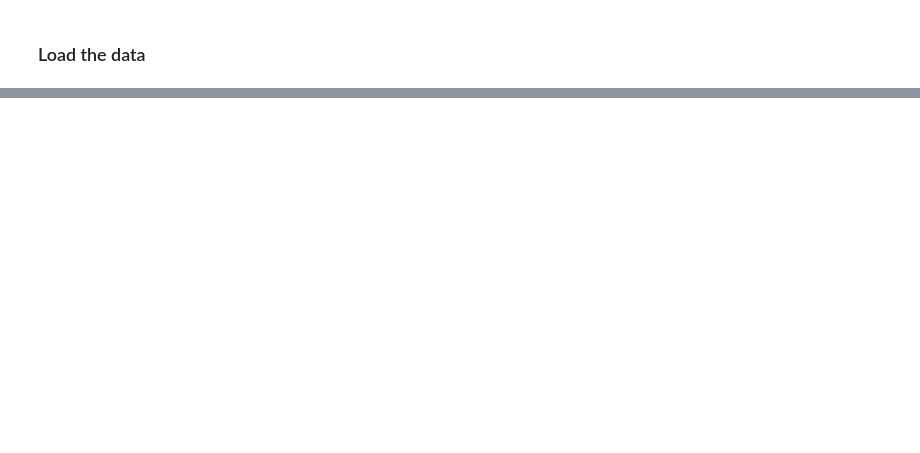
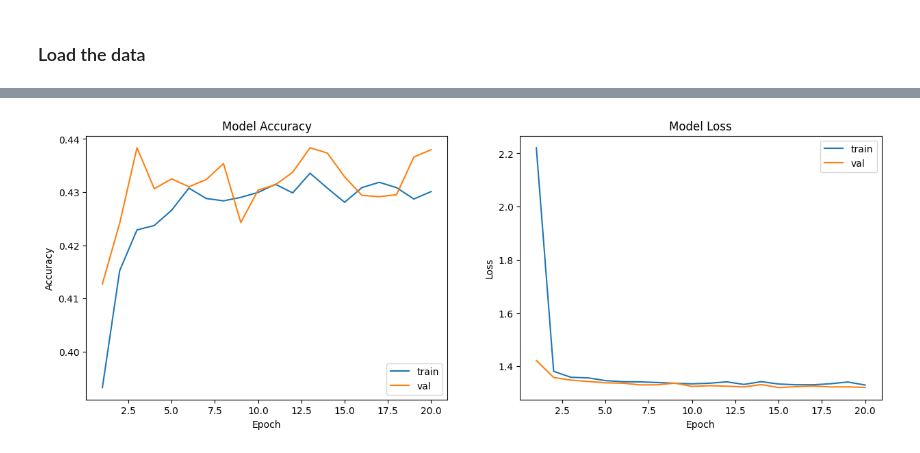
Before and after one commit to dtungpka/CPC5, a Jupyter notebook: Training.ipynb, the cells around one changed output, grey strips where cells are left out. Saved outputs shown, nothing was run; the diff lists cells and outputs as text; code cells hidden in the pictures; blank space fills up the shorter version.

```diff
--- a/Training.ipynb
+++ b/Training.ipynb
@@ -72,0 +66,19 @@ array([0.98888759, 0.99323965, 0.99759172, 1.00194378, 1.00629585])
+# %%
+
+LAYERS = 10
+#using X[0:10] to predict Y[11]
+Y = Y[LAYERS:]
+X = np.zeros((X_data.shape[0] - LAYERS , LAYERS)) #+1
+for i in range(X_data.shape[0] - LAYERS ):
+
+    X[i] = X_data[i:i+LAYERS ]
+# %%
+#split data into train and test
+from sklearn.model_selection import train_test_split
+X_train, X_test, y_train, y_test = train_test_split(X, Y, test_size=0.2, random_state=42)
+# %%
+LEARNING_RATE = 0.0001
+ITERATIONS = 20
+#train the neural net with 256
+LAYERS = [512, 256, 256, 5]
+ACTIVATION = [ "relu", "relu", "relu", "sigmoid"]
@@ -72,0 +94,4 @@ array([0.98888759, 0.99323965, 0.99759172, 1.00194378, 1.00629585])
+# %%
+DNN.plot_model_history(parameters)
+# %% [output]
+[figure, added]
```
Also changed, not shown: parts of 8 cells of this notebook, 2 other files.
